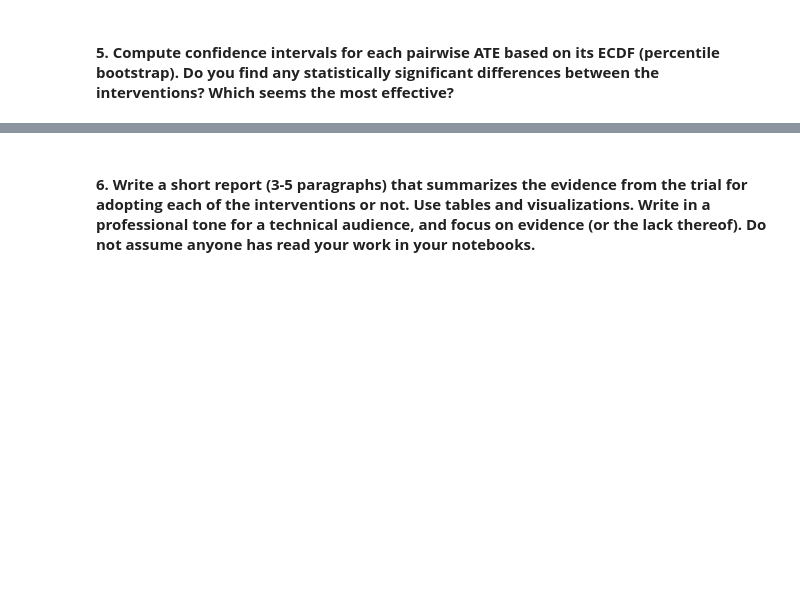
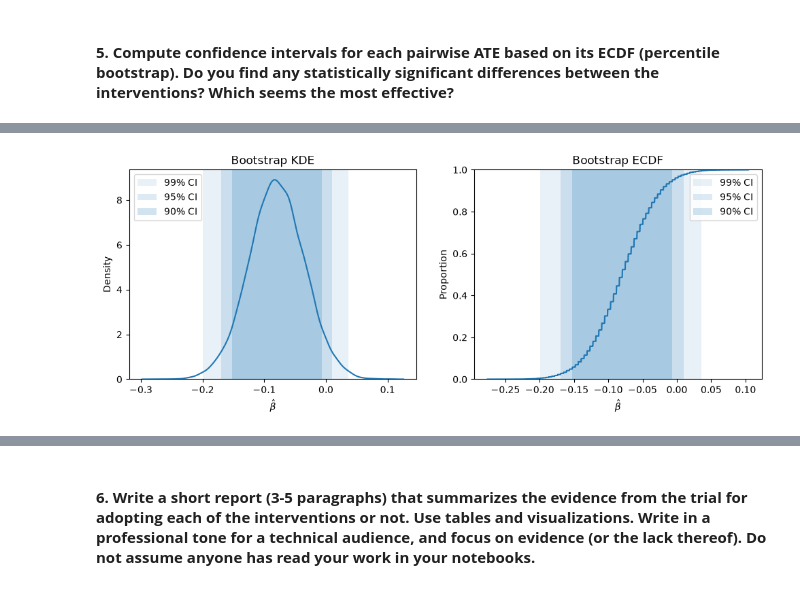
Before and after one commit to ae-phillips/uu_bootstrap, a Jupyter notebook: Thursday_lab/lab6_part2.ipynb, the cells around one changed output, grey strips where cells are left out. Cells and saved outputs as stored; diff of their text form; code cells hidden in the pictures; blank space fills up the shorter version.

Commit message:
confidence intervals

```diff
--- a/Thursday_lab/lab6_part2.ipynb
+++ b/Thursday_lab/lab6_part2.ipynb
@@ -148,0 +193,33 @@ plt.show()
+# %%
+# Percentile bootstrap confidence intervals
+ci90 = np.quantile(ate_ab, [.05, .95])
+ci95 = np.quantile(ate_ab, [.025, .975])
+ci99 = np.quantile(ate_ab, [.005, .995])
+
+fig, ax = plt.subplots(1, 2, figsize=(12, 4))
+
+## KDE
+sns.kdeplot(ate_ab, ax=ax[0])
+
+ax[0].axvspan(ci99[0], ci99[1], alpha=0.10, label="99% CI")
+ax[0].axvspan(ci95[0], ci95[1], alpha=0.15, label="95% CI")
+ax[0].axvspan(ci90[0], ci90[1], alpha=0.20, label="90% CI")
+
+ax[0].set_xlabel(r"$\hat{\beta}$")
+ax[0].set_title("Bootstrap KDE")
+ax[0].legend()
+
+## ECDF
+sns.ecdfplot(ate_ab, ax=ax[1])
+
+ax[1].axvspan(ci99[0], ci99[1], alpha=0.10, label="99% CI")
+ax[1].axvspan(ci95[0], ci95[1], alpha=0.15, label="95% CI")
+ax[1].axvspan(ci90[0], ci90[1], alpha=0.20, label="90% CI")
+
+ax[1].set_xlabel(r"$\hat{\beta}$")
+ax[1].set_title("Bootstrap ECDF")
+ax[1].legend()
+
+plt.show()
+# %% [output]
+[figure, added]
```
Also changed, not shown: parts of 3 cells of this notebook.
